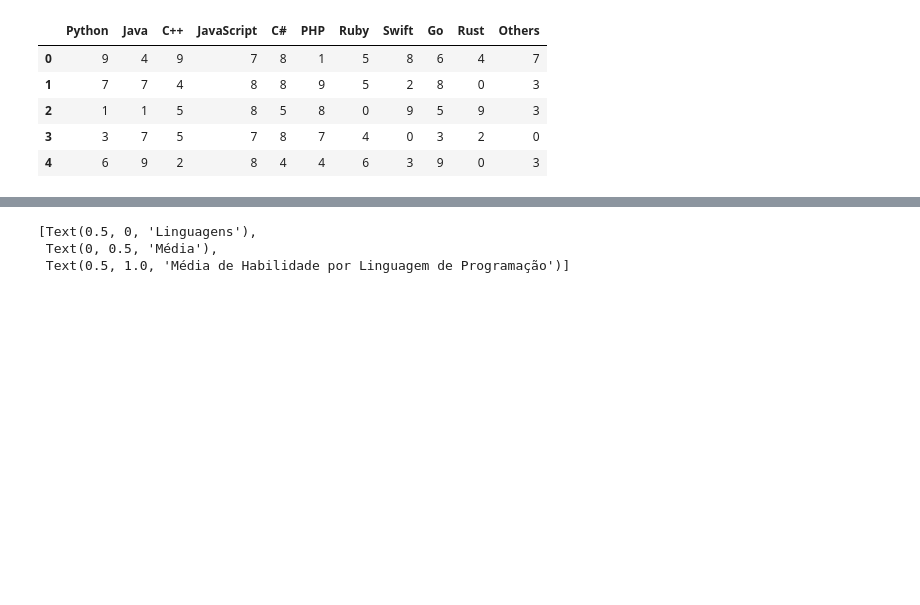
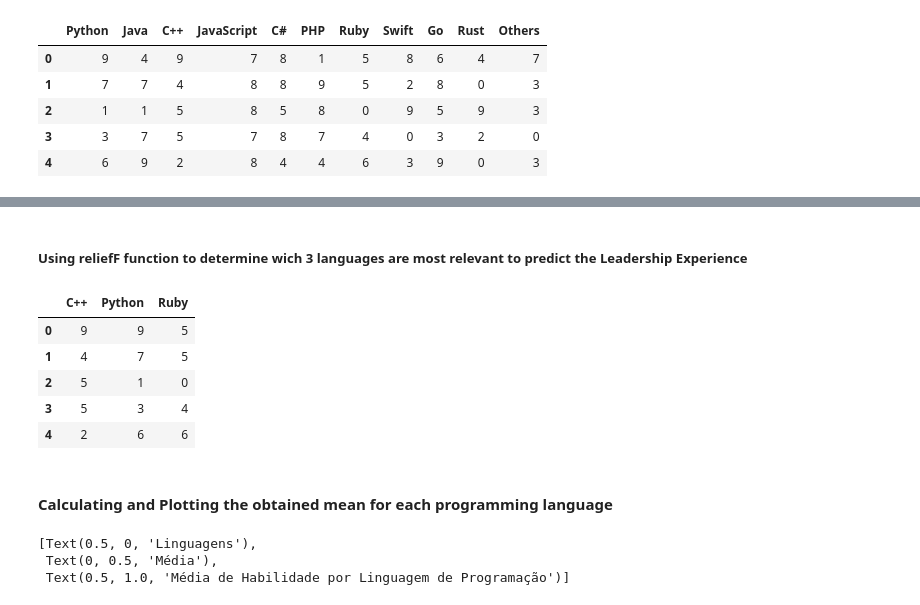
Before and after one commit to akitodr/dataMiningProject, a Jupyter notebook: main.ipynb, the cells around one changed output, grey strips where cells are left out. Saved outputs shown, nothing was run; the diff lists cells and outputs as text; code cells hidden in the pictures; blank space fills up the shorter version.

```diff
--- a/main.ipynb
+++ b/main.ipynb
@@ -231,0 +237,3 @@ Criação de um novo dataset ordenado com base nas linguagens mais relevantes de
+# %%
+leadership_df = add_columns('Leadership_Experience', languages_df).copy()
+leadership_df.head()
@@ -259,3 +273,17 @@ new_gpa_df.head()
+# %% [markdown]
+##### Using reliefF function to determine wich 3 languages are most relevant to predict the Leadership Experience
+# %%
+leader_reliefF_df = reliefF(3, leadership_df, 'Leadership_Experience').copy()
+leader_reliefF_df.head()
+# %% [output]
+|  | C++ | Python | Ruby |
+| 0 | 9 | 9 | 5 |
+| 1 | 4 | 7 | 5 |
+| 2 | 5 | 1 | 0 |
+| 3 | 5 | 3 | 4 |
+| 4 | 2 | 6 | 6 |
+# %% [markdown]
+#### Calculating and Plotting the obtained mean for each programming language
 # %%
 #Obtendo e plotando média de habilidades por linguagem
 languages_names = list(languages_df.columns)
```
Also changed, not shown: parts of 56 cells of this notebook.
